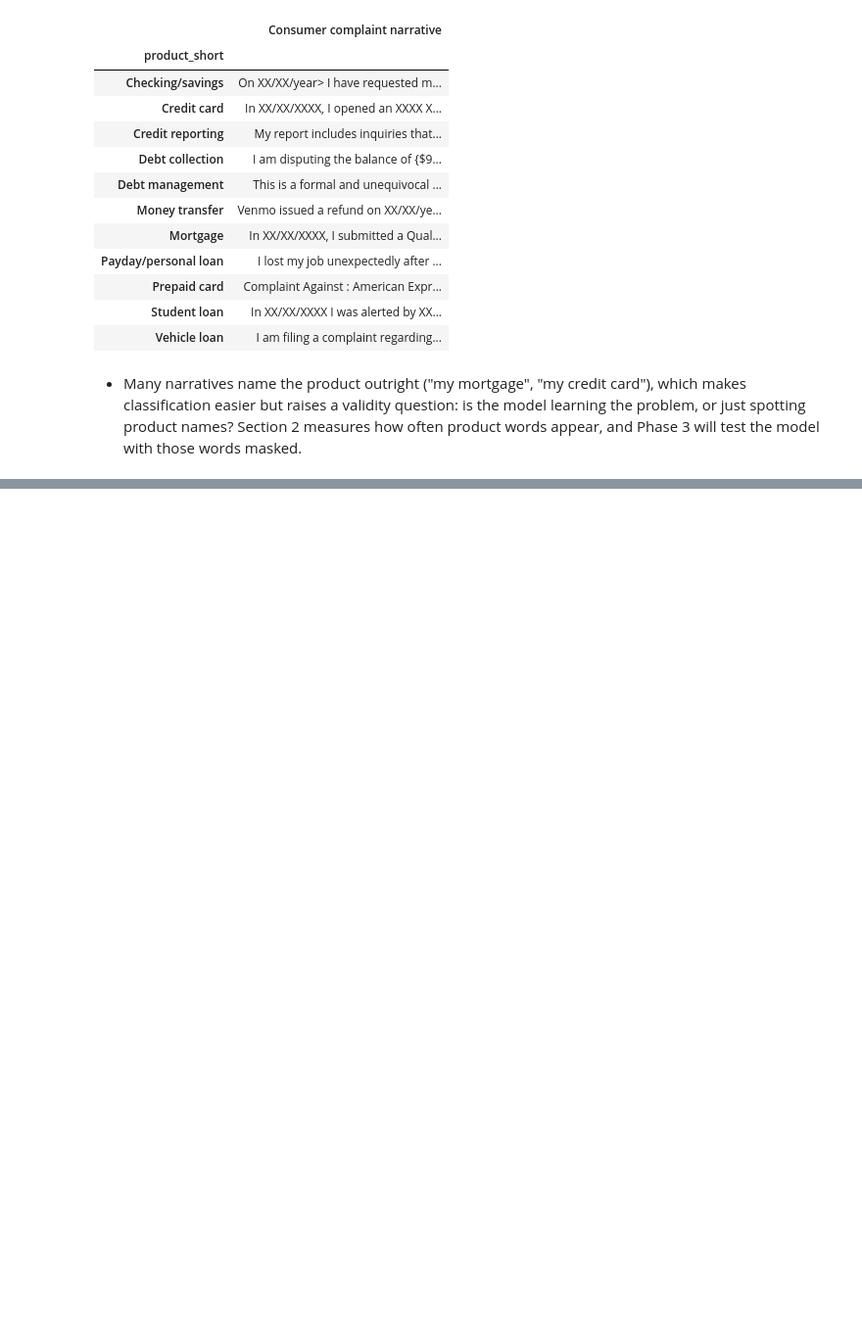
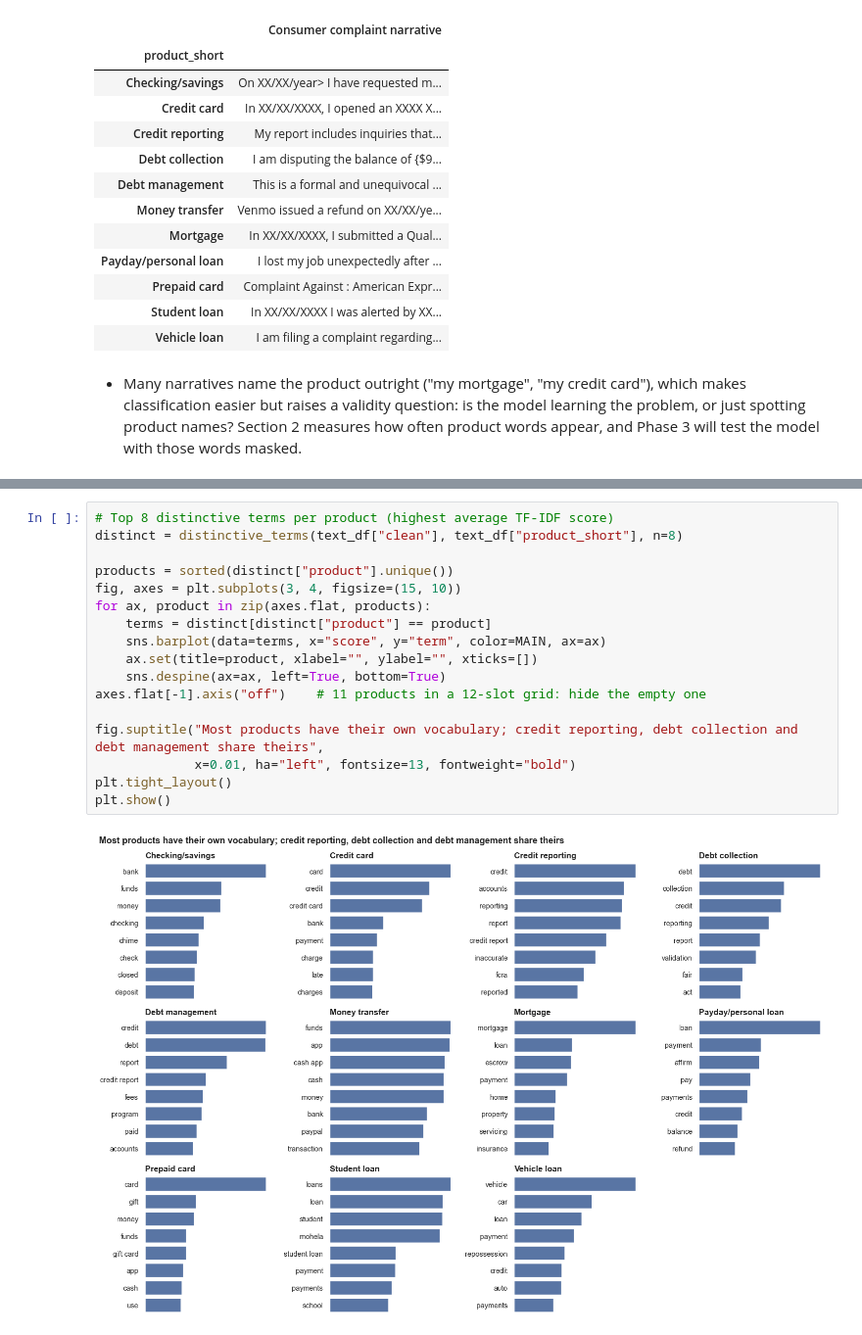
Before and after one commit to rebeccaquaye/consumer-financial-complaints, a Jupyter notebook: Notebook/Ketty.ipynb, the cells around one changed output, grey strips where cells are left out. Shown at 98% size. Drawn from its saved outputs; the diff is of its cells as text; blank space fills up the shorter version.

```diff
--- a/Notebook/Ketty.ipynb
+++ b/Notebook/Ketty.ipynb
@@ -242,0 +299,19 @@ examples
+# %%
+# Top 8 distinctive terms per product (highest average TF-IDF score)
+distinct = distinctive_terms(text_df["clean"], text_df["product_short"], n=8)
+
+products = sorted(distinct["product"].unique())
+fig, axes = plt.subplots(3, 4, figsize=(15, 10))
+for ax, product in zip(axes.flat, products):
+    terms = distinct[distinct["product"] == product]
+    sns.barplot(data=terms, x="score", y="term", color=MAIN, ax=ax)
+    ax.set(title=product, xlabel="", ylabel="", xticks=[])
+    sns.despine(ax=ax, left=True, bottom=True)
+axes.flat[-1].axis("off")    # 11 products in a 12-slot grid: hide the empty one
+
+fig.suptitle("Most products have their own vocabulary; credit reporting, debt collection and debt management share theirs",
+             x=0.01, ha="left", fontsize=13, fontweight="bold")
+plt.tight_layout()
+plt.show()
+# %% [output]
+[figure, added]
```
Also changed, not shown: parts of 14 cells of this notebook, 1 other file.
